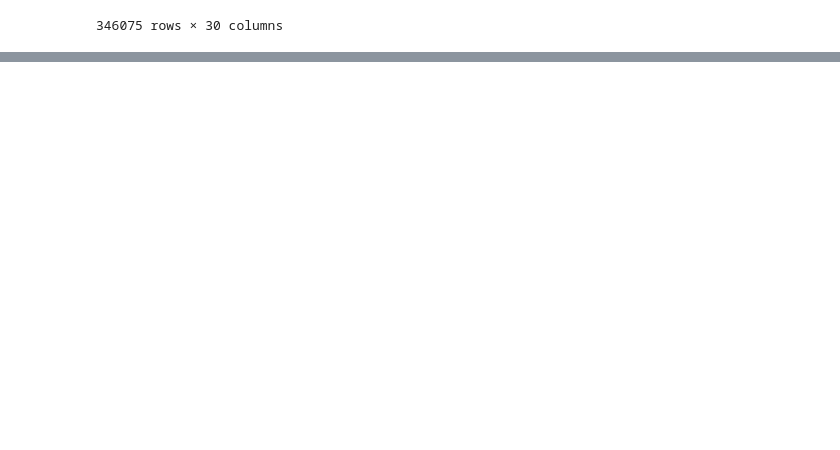
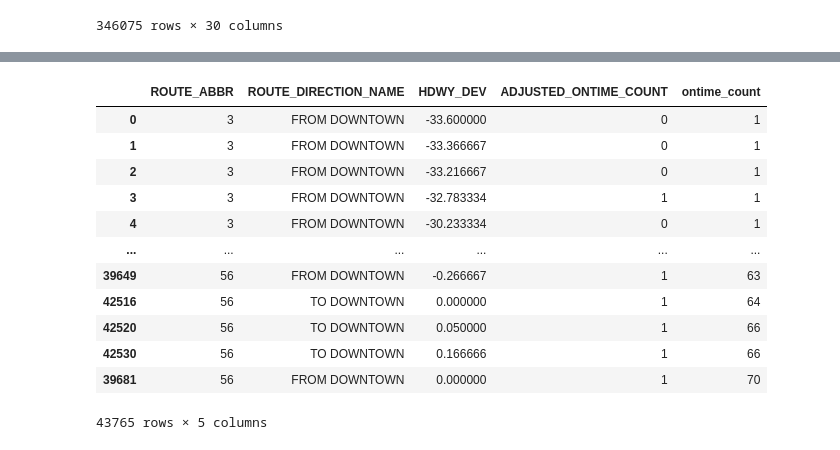
Before and after one commit to NSS-Data-Analytics-Cohort-11/wego-new-california-republic, a Jupyter notebook: notebooks/Untitled.ipynb, the cells around one changed output, grey strips where cells are left out. Cells and saved outputs as stored; diff of their text form; code cells hidden in the pictures; blank space fills up the shorter version.

```diff
--- a/notebooks/Untitled.ipynb
+++ b/notebooks/Untitled.ipynb
@@ -132,0 +206,19 @@ no_sched_stop
+# %%
+wegodf[['ROUTE_ABBR', 'ROUTE_DIRECTION_NAME', 'ADJUSTED_ONTIME_COUNT', 'HDWY_DEV']].groupby(['ROUTE_ABBR','ROUTE_DIRECTION_NAME','HDWY_DEV'])['ADJUSTED_ONTIME_COUNT']\
+                                                        .value_counts()\
+                                                        .reset_index(name = 'ontime_count')\
+                                                        .sort_values(['ROUTE_ABBR','ontime_count'])
+# %% [output]
+|  | ROUTE_ABBR | ROUTE_DIRECTION_NAME | HDWY_DEV | ADJUSTED_ONTIME_COUNT | ontime_count |
+| 0 | 3 | FROM DOWNTOWN | -33.600000 | 0 | 1 |
+| 1 | 3 | FROM DOWNTOWN | -33.366667 | 0 | 1 |
+| 2 | 3 | FROM DOWNTOWN | -33.216667 | 0 | 1 |
+| 3 | 3 | FROM DOWNTOWN | -32.783334 | 1 | 1 |
+| 4 | 3 | FROM DOWNTOWN | -30.233334 | 0 | 1 |
+| ... | ... | ... | ... | ... | ... |
+| 39649 | 56 | FROM DOWNTOWN | -0.266667 | 1 | 63 |
+| 42516 | 56 | TO DOWNTOWN | 0.000000 | 1 | 64 |
+| 42520 | 56 | TO DOWNTOWN | 0.050000 | 1 | 66 |
+| 42530 | 56 | TO DOWNTOWN | 0.166666 | 1 | 66 |
+| 39681 | 56 | FROM DOWNTOWN | 0.000000 | 1 | 70 |
+43765 rows × 5 columns
```
Also changed, not shown: parts of 22 cells of this notebook.
